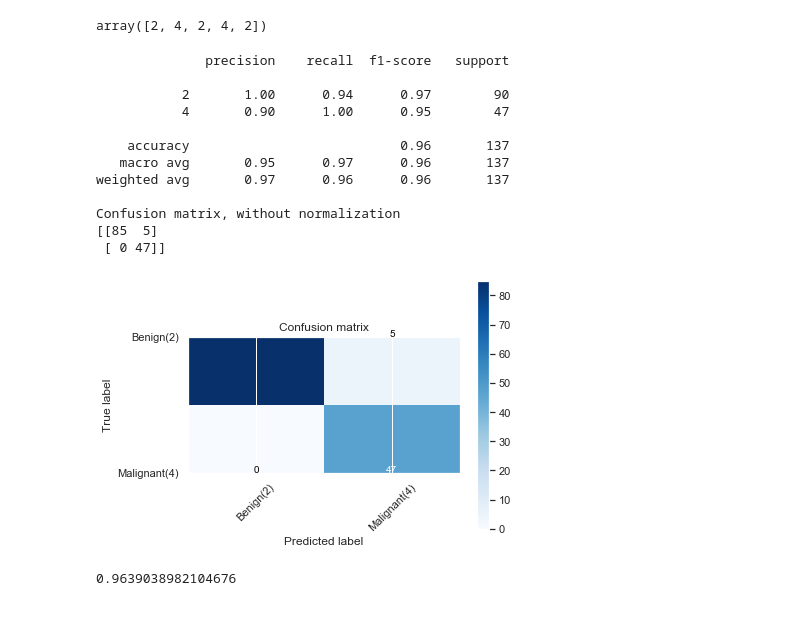
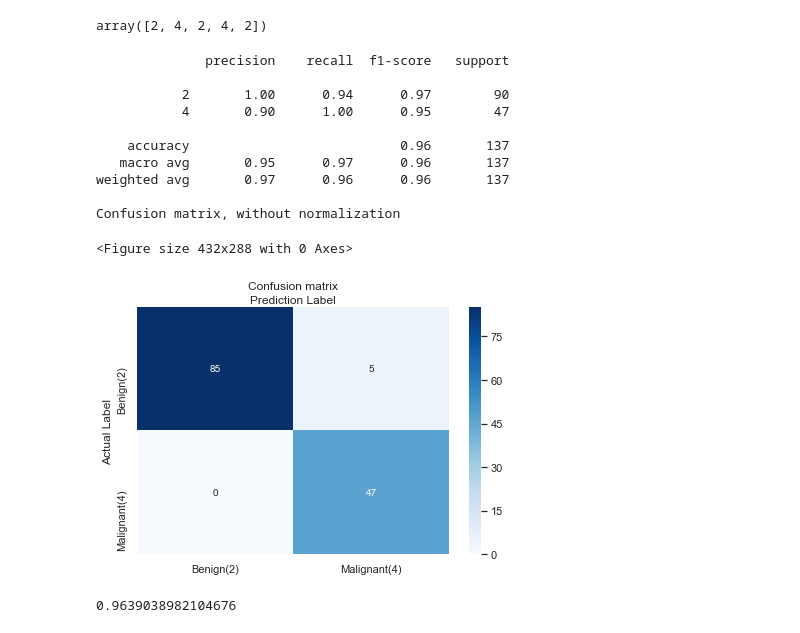
Before and after one commit to TheGlitchCat/Python-Course, a Jupyter notebook: Week 8/03 - SVM.ipynb, the cells around one changed output. Drawn from its saved outputs; the diff is of its cells as text; code cells hidden in the pictures.

```diff
--- a/Week 8/03 - SVM.ipynb
+++ b/Week 8/03 - SVM.ipynb
@@ -168,30 +170,48 @@ def plot_confusion_matrix(cm, classes,
     plt.tight_layout()
     plt.ylabel('True label')
     plt.xlabel('Predicted label')
+# %%
+def plot_confusion_matrix_adjust(cm, classes, normalize=False,title='Confusion matrix'):
+
+    if normalize:
+        cm = cm.astype('float') / cm.sum(axis=1)[:, np.newaxis]
+        print("Normalized confusion matrix")
+    else:
+        print('Confusion matrix, without normalization')
+
+    fig, ax = plt.subplots()
+    ticks_marks = np.arange(len(classes))
+    sns.heatmap(pd.DataFrame(cm), annot=True, cmap='Blues', fmt='g',yticklabels=classes,xticklabels=classes)
+    ax.xaxis.set_label_position('top')
+    ax.autoscale(enable=True) # To fix scale
+
+    plt.tight_layout()
+    plt.title(title, y = 1.1)
+    plt.ylabel('Actual Label')
+    plt.xlabel('Prediction Label')
 # %%
 # Compute confusion matrix
 cnf_matrix = confusion_matrix(y_test, y_predict, labels=[2,4])
 np.set_printoptions(precision=2)
 
 print (classification_report(y_test, y_predict))
 
 # Plot non-normalized confusion matrix
 plt.figure()
-plot_confusion_matrix(cnf_matrix, classes=['Benign(2)','Malignant(4)'],normalize= False,  title='Confusion matrix')
+plot_confusion_matrix_adjust(cnf_matrix, classes=['Benign(2)','Malignant(4)'],normalize= False,  title='Confusion matrix')
 # %% [output]
               precision    recall  f1-score   support
 
            2       1.00      0.94      0.97        90
            4       0.90      1.00      0.95        47
 
     accuracy                           0.96       137
    macro avg       0.95      0.97      0.96       137
 weighted avg       0.97      0.96      0.96       137
 
 Confusion matrix, without normalization
-[[85  5]
- [ 0 47]]
+<Figure size 432x288 with 0 Axes>
-[figure, old version]
+[figure, new version]
 # %%
 from sklearn.metrics import f1_score
 f1_score(y_test, y_predict, average='weighted')
```
Also changed, not shown: parts of 42 cells of this notebook.
